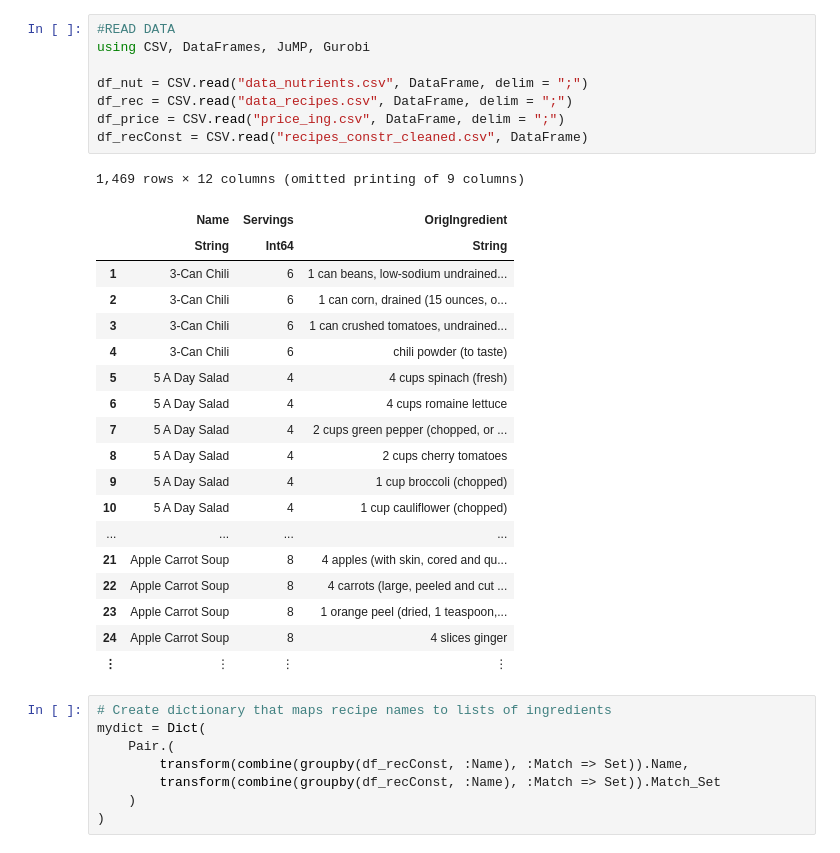
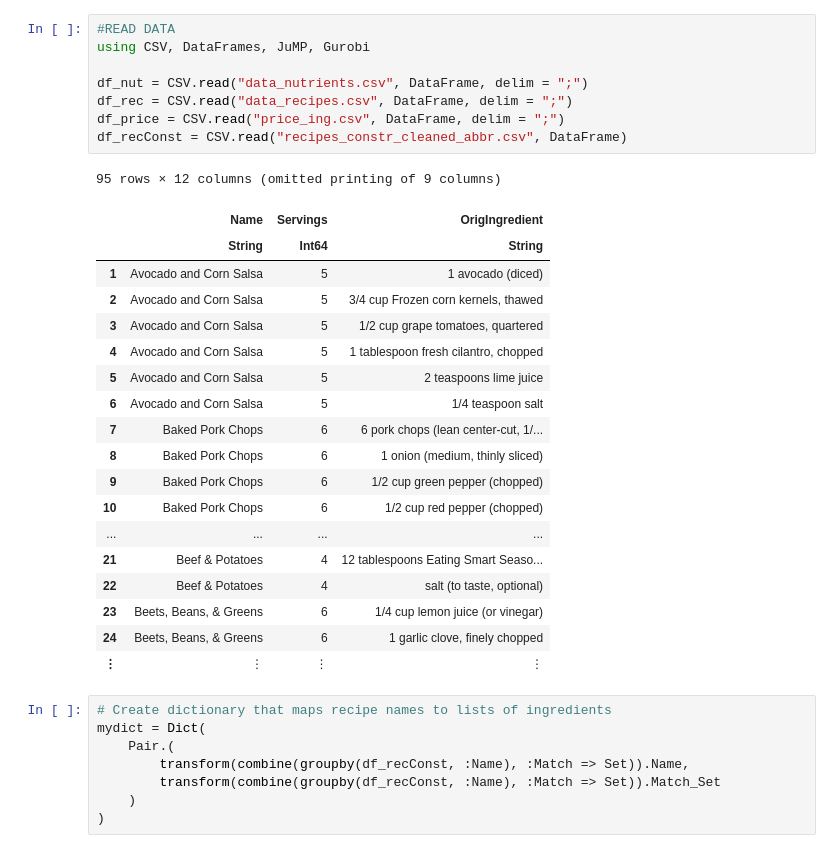
Before and after one commit to ckb2/optimization-project, a Jupyter notebook: OptimizationModel/Untitled.ipynb, the cells around one changed output. Saved outputs shown, nothing was run; the diff lists cells and outputs as text.

Commit message:
Use abbr recipe file

```diff
--- a/OptimizationModel/Untitled.ipynb
+++ b/OptimizationModel/Untitled.ipynb
@@ -1,30 +1,30 @@
 # %%
 #READ DATA
 using CSV, DataFrames, JuMP, Gurobi
 
 df_nut = CSV.read("data_nutrients.csv", DataFrame, delim = ";")
 df_rec = CSV.read("data_recipes.csv", DataFrame, delim = ";")
 df_price = CSV.read("price_ing.csv", DataFrame, delim = ";")
-df_recConst = CSV.read("recipes_constr_cleaned.csv", DataFrame)
+df_recConst = CSV.read("recipes_constr_cleaned_abbr.csv", DataFrame)
 # %% [output]
-1,469 rows × 12 columns (omitted printing of 9 columns)
+95 rows × 12 columns (omitted printing of 9 columns)
 |  | Name | Servings | OrigIngredient |
 |  | String | Int64 | String |
-| 1 | 3-Can Chili | 6 | 1 can beans, low-sodium undrained... |
-| 2 | 3-Can Chili | 6 | 1 can corn, drained (15 ounces, o... |
-| 3 | 3-Can Chili | 6 | 1 can crushed tomatoes, undrained... |
-| 4 | 3-Can Chili | 6 | chili powder (to taste) |
-| 5 | 5 A Day Salad | 4 | 4 cups spinach (fresh) |
-| 6 | 5 A Day Salad | 4 | 4 cups romaine lettuce |
-| 7 | 5 A Day Salad | 4 | 2 cups green pepper (chopped, or ... |
-| 8 | 5 A Day Salad | 4 | 2 cups cherry tomatoes |
-| 9 | 5 A Day Salad | 4 | 1 cup broccoli (chopped) |
-| 10 | 5 A Day Salad | 4 | 1 cup cauliflower (chopped) |
+| 1 | Avocado and Corn Salsa | 5 | 1 avocado (diced) |
+| 2 | Avocado and Corn Salsa | 5 | 3/4 cup Frozen corn kernels, thawed |
+| 3 | Avocado and Corn Salsa | 5 | 1/2 cup grape tomatoes, quartered |
+| 4 | Avocado and Corn Salsa | 5 | 1 tablespoon fresh cilantro, chopped |
+| 5 | Avocado and Corn Salsa | 5 | 2 teaspoons lime juice |
+| 6 | Avocado and Corn Salsa | 5 | 1/4 teaspoon salt |
+| 7 | Baked Pork Chops | 6 | 6 pork chops (lean center-cut, 1/... |
+| 8 | Baked Pork Chops | 6 | 1 onion (medium, thinly sliced) |
+| 9 | Baked Pork Chops | 6 | 1/2 cup green pepper (chopped) |
+| 10 | Baked Pork Chops | 6 | 1/2 cup red pepper (chopped) |
 | ... | ... | ... | ... |
-| 21 | Apple Carrot Soup | 8 | 4 apples (with skin, cored and qu... |
-| 22 | Apple Carrot Soup | 8 | 4 carrots (large, peeled and cut ... |
-| 23 | Apple Carrot Soup | 8 | 1 orange peel (dried, 1 teaspoon,... |
-| 24 | Apple Carrot Soup | 8 | 4 slices ginger |
+| 21 | Beef & Potatoes | 4 | 12 tablespoons Eating Smart Seaso... |
+| 22 | Beef & Potatoes | 4 | salt (to taste, optional) |
+| 23 | Beets, Beans, & Greens | 6 | 1/4 cup lemon juice (or vinegar) |
+| 24 | Beets, Beans, & Greens | 6 | 1 garlic clove, finely chopped |
 | ⋮ | ⋮ | ⋮ | ⋮ |
 # %%
 # Create dictionary that maps recipe names to lists of ingredients
```
Also changed, not shown: parts of 3 cells of this notebook, 1 other file.
